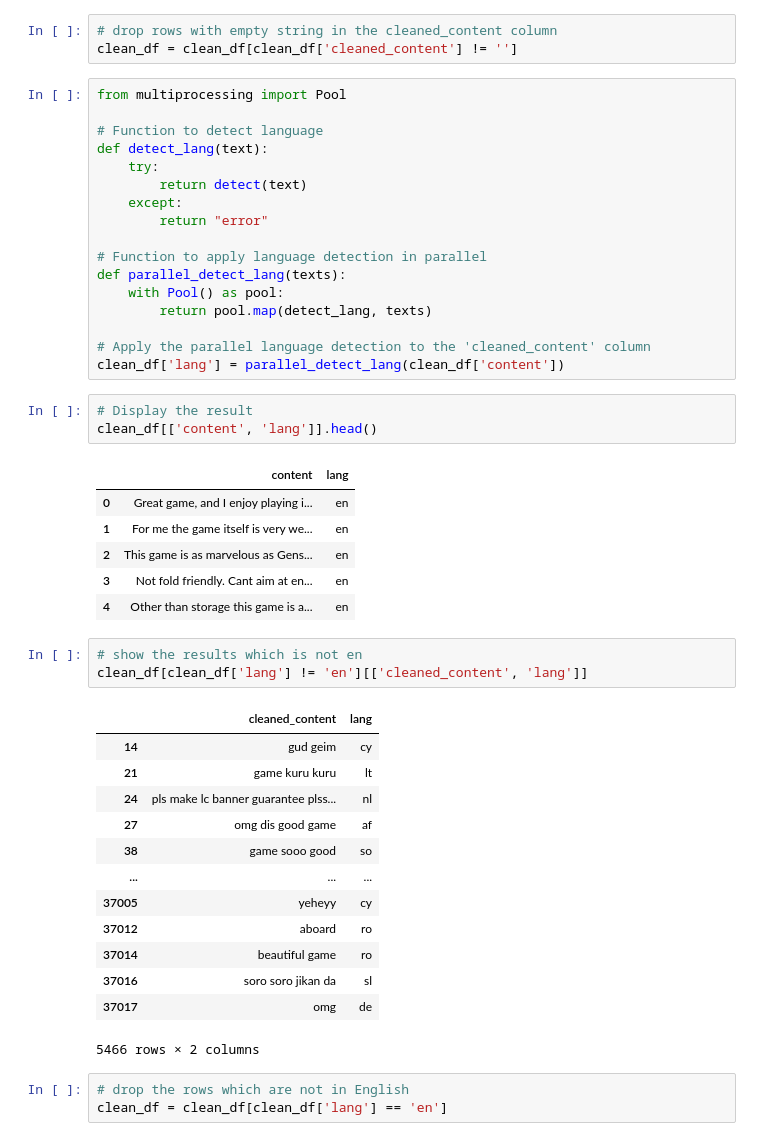
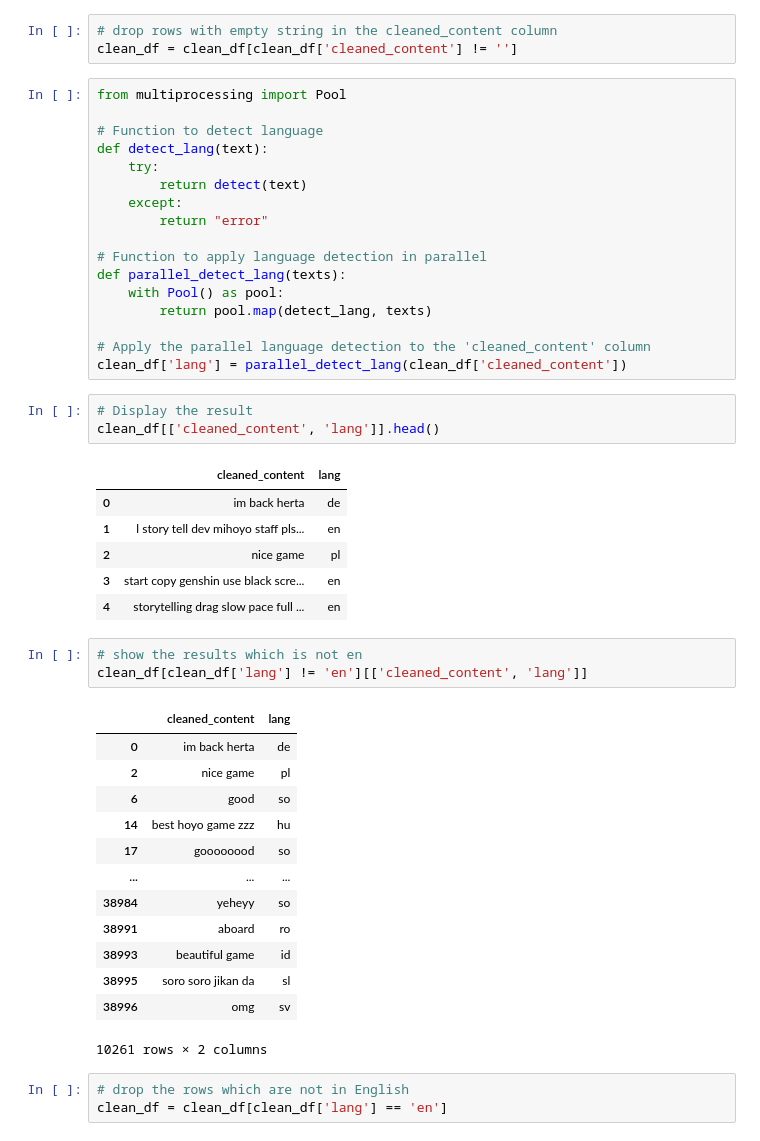
Before and after one commit to aditmulyatama/sentiment_analysis_project, a Jupyter notebook: proyek_analisis_sentimen.ipynb, the cells around one changed output. Drawn from its saved outputs; the diff is of its cells as text.

```diff
--- a/proyek_analisis_sentimen.ipynb
+++ b/proyek_analisis_sentimen.ipynb
@@ -253,34 +241,34 @@ def parallel_detect_lang(texts):
         return pool.map(detect_lang, texts)
 
 # Apply the parallel language detection to the 'cleaned_content' column
-clean_df['lang'] = parallel_detect_lang(clean_df['content'])
+clean_df['lang'] = parallel_detect_lang(clean_df['cleaned_content'])
 # %%
 # Display the result
-clean_df[['content', 'lang']].head()
+clean_df[['cleaned_content', 'lang']].head()
 # %% [output]
-|  | content | lang |
-| 0 | Great game, and I enjoy playing i... | en |
-| 1 | For me the game itself is very we... | en |
-| 2 | This game is as marvelous as Gens... | en |
-| 3 | Not fold friendly. Cant aim at en... | en |
-| 4 | Other than storage this game is a... | en |
+|  | cleaned_content | lang |
+| 0 | im back herta | de |
+| 1 | l story tell dev mihoyo staff pls... | en |
+| 2 | nice game | pl |
+| 3 | start copy genshin use black scre... | en |
+| 4 | storytelling drag slow pace full ... | en |
 # %%
 # show the results which is not en
 clean_df[clean_df['lang'] != 'en'][['cleaned_content', 'lang']]
 # %% [output]
 |  | cleaned_content | lang |
-| 14 | gud geim | cy |
-| 21 | game kuru kuru | lt |
-| 24 | pls make lc banner guarantee plss... | nl |
-| 27 | omg dis good game | af |
-| 38 | game sooo good | so |
+| 0 | im back herta | de |
+| 2 | nice game | pl |
+| 6 | good | so |
+| 14 | best hoyo game zzz | hu |
+| 17 | goooooood | so |
 | ... | ... | ... |
-| 37005 | yeheyy | cy |
-| 37012 | aboard | ro |
-| 37014 | beautiful game | ro |
-| 37016 | soro soro jikan da | sl |
-| 37017 | omg | de |
+| 38984 | yeheyy | so |
+| 38991 | aboard | ro |
+| 38993 | beautiful game | id |
+| 38995 | soro soro jikan da | sl |
+| 38996 | omg | sv |
-5466 rows × 2 columns
+10261 rows × 2 columns
 # %%
 # drop the rows which are not in English
 clean_df = clean_df[clean_df['lang'] == 'en']
```
Also changed, not shown: parts of 29 cells of this notebook, 3 other files.
